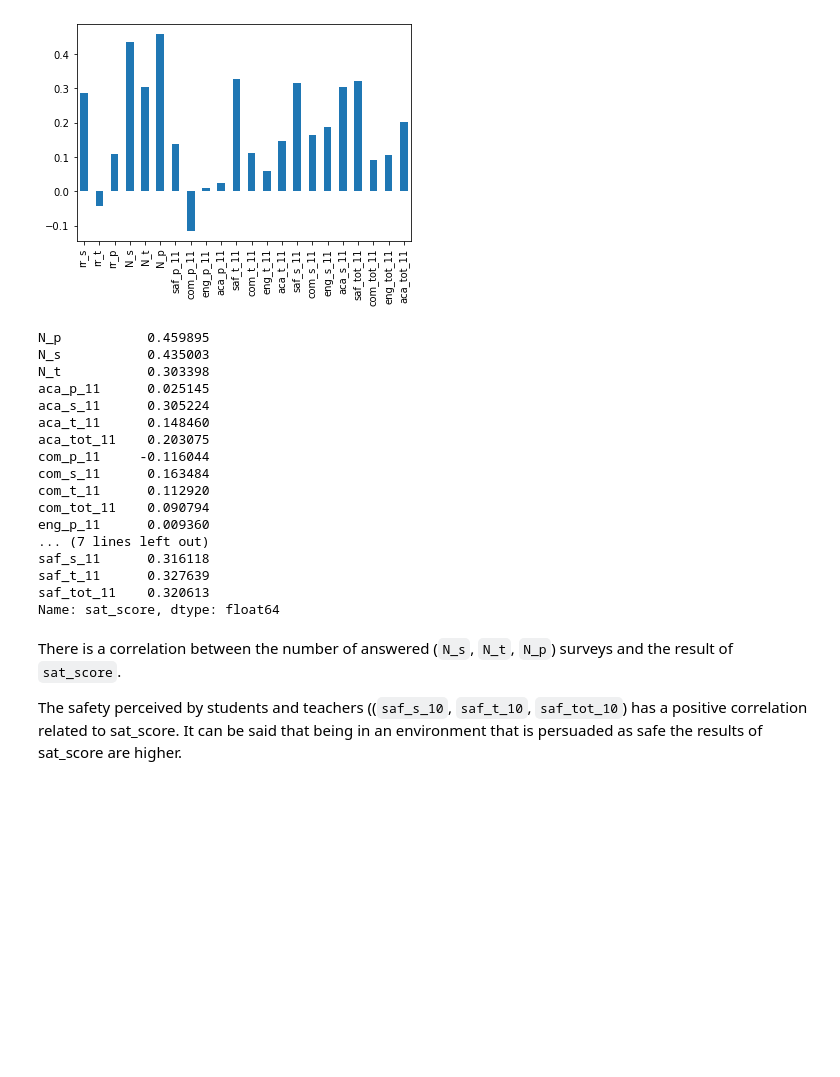
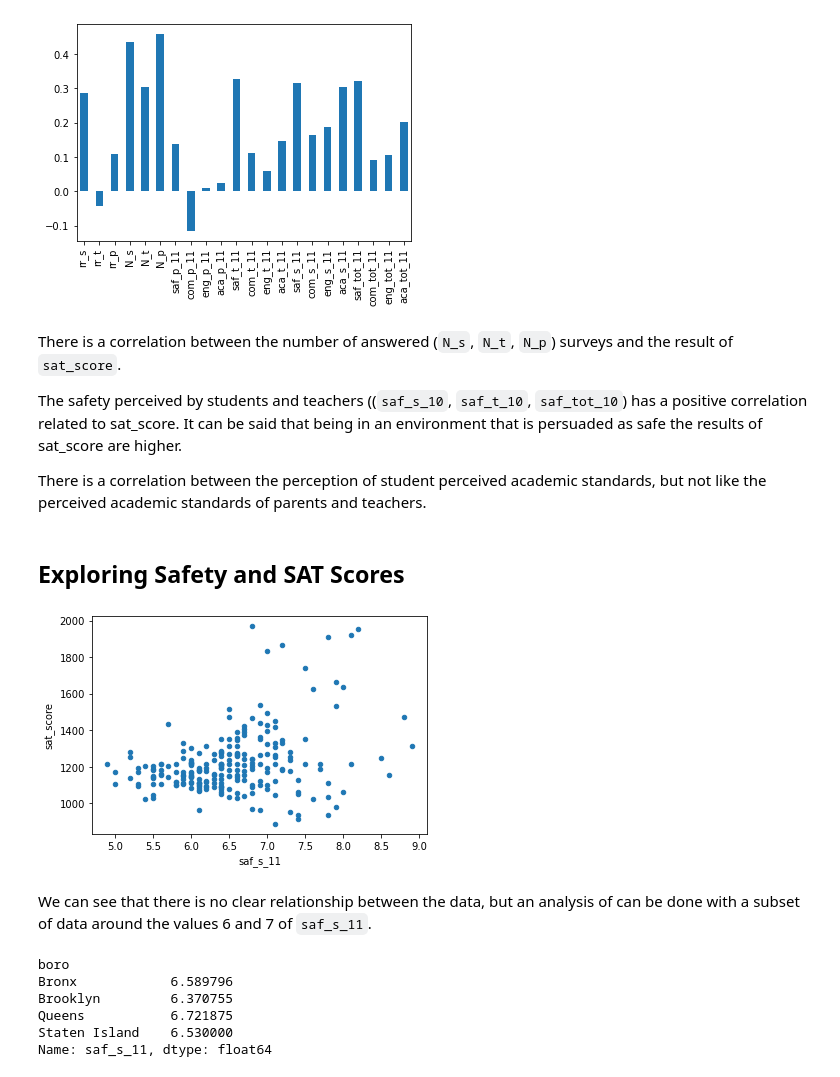
Before and after one commit to aguirredaniel/dataquest-projects, a Jupyter notebook: Analyzing_NYC_High_School_Data/Schools.ipynb, the cells around one changed output. Saved outputs shown, nothing was run; the diff lists cells and outputs as text; code cells hidden in the pictures; blank space fills up the shorter version.

Commit message:
2. Exploring Safety and SAT Scores

```diff
--- a/Analyzing_NYC_High_School_Data/Schools.ipynb
+++ b/Analyzing_NYC_High_School_Data/Schools.ipynb
@@ -185,28 +185,29 @@ correlations[survey_fields].plot.bar()
 plt.show()
 # %% [output]
 [figure]
-# %%
-correlations[survey_fields].sort_index()
-# %% [output]
-N_p           0.459895
-N_s           0.435003
-N_t           0.303398
-aca_p_11      0.025145
-aca_s_11      0.305224
-aca_t_11      0.148460
-aca_tot_11    0.203075
-com_p_11     -0.116044
-com_s_11      0.163484
-com_t_11      0.112920
-com_tot_11    0.090794
-eng_p_11      0.009360
-... (7 lines left out)
-saf_s_11      0.316118
-saf_t_11      0.327639
-saf_tot_11    0.320613
-Name: sat_score, dtype: float64
 # %% [markdown]
 There is a correlation between the number of answered (`N_s`, `N_t`, `N_p`)  surveys and the result of `sat_score`.
 
 
 The safety perceived by students and teachers ((`saf_s_10`, `saf_t_10`, `saf_tot_10`) has a positive correlation related to sat_score. It can be said that being in an environment that is persuaded as safe the results of sat_score are higher.
+
+
+There is a correlation between the perception of student perceived academic standards, but not like the perceived academic standards of parents and teachers.
+# %% [markdown]
+## Exploring Safety and SAT Scores
+# %%
+combined.plot(kind='scatter', y='sat_score', x='saf_s_11')
+plt.show()
+# %% [output]
+[figure, added]
+# %% [markdown]
+We can see that there is no clear relationship between the data, but an analysis of can be done with a subset of data around the values 6 and 7 of `saf_s_11`.
+# %%
+combined.groupby(by='boro').agg(np.mean)['saf_s_11']
+# %% [output]
+boro
+Bronx            6.589796
+Brooklyn         6.370755
+Queens           6.721875
+Staten Island    6.530000
+Name: saf_s_11, dtype: float64
```
Also changed, not shown: parts of 2 cells of this notebook.
